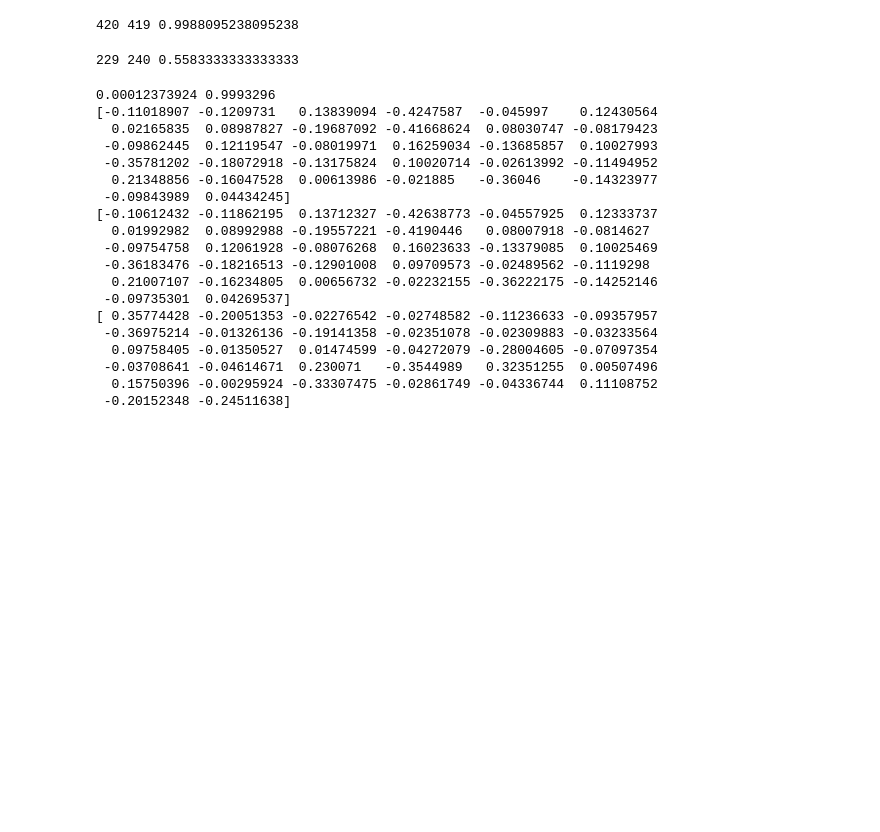
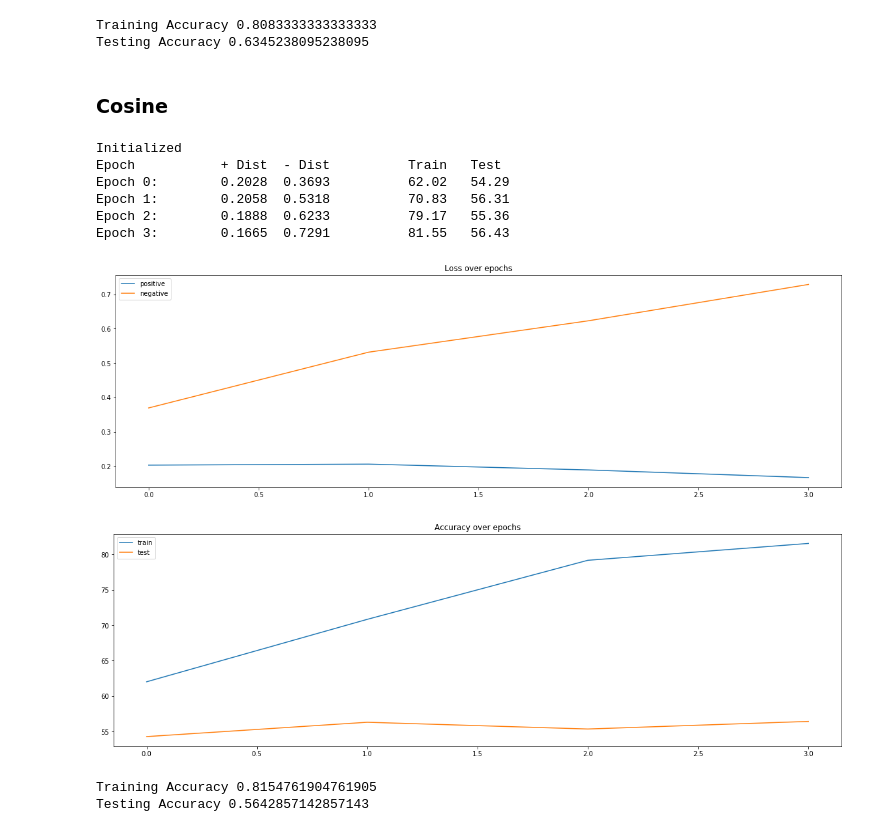
Before and after one commit to Dweepa/ItsAllInTheGenes, a Jupyter notebook: Trial_Siamese/trial2.ipynb, the cells around one changed output. Saved outputs shown, nothing was run; the diff lists cells and outputs as text; code cells hidden in the pictures; blank space fills up the shorter version.

Commit message:
Expanded on the siamese for testing

```diff
--- a/Trial_Siamese/trial2.ipynb
+++ b/Trial_Siamese/trial2.ipynb
@@ -137,0 +159,18 @@ here
+# %%
+def graph(p_loss, n_loss, train_acc_l=None, test_acc_l=None):
+    plt.figure(figsize=(20, 6))
+    plt.plot(np.arange(epochs), p_loss, label='positive')
+    plt.plot(np.arange(epochs), n_loss, label='negative')
+    plt.legend()
+    plt.title("Loss over epochs")
+    plt.show()
+
+    if train_acc_l!=None and test_acc_l!=None:
+        plt.figure(figsize=(20, 6))
+        plt.plot(np.arange(epochs), train_acc_l, label='train')
+        plt.plot(np.arange(epochs), test_acc_l, label='test')
+        plt.legend()
+        plt.title("Accuracy over epochs")
+        plt.show()
+# %%
+epochs = 4
@@ -138,36 +195,40 @@ here
 # %%
 p = np.sum(trained[0][2]<=0.5)
 n = np.sum(trained[0][3]>0.5)
-print(p, n, (p+n)/420/2)
+print("Training Accuracy", (p+n)/420/2)
+
+p = np.sum(pred[0][2]<=0.5)
+n = np.sum(pred[0][3]>0.5)
+print("Testing Accuracy", (p+n)/420/2)
 # %% [output]
-420 419 0.9988095238095238
+Training Accuracy 0.8083333333333333
+Testing Accuracy 0.6345238095238095
+# %% [markdown]
+### Cosine
+# %%
+s = siamese("cos", "net")
+# %%
+embeddings, trained, pred, p_loss, n_loss, train_acc_l, test_acc_l = run_network(s, epochs)
+# %% [output]
+Initialized
+Epoch           + Dist  - Dist          Train   Test
+Epoch 0:        0.2028  0.3693          62.02   54.29
+Epoch 1:        0.2058  0.5318          70.83   56.31
+Epoch 2:        0.1888  0.6233          79.17   55.36
+Epoch 3:        0.1665  0.7291          81.55   56.43
+# %%
+graph(p_loss, n_loss, train_acc_l, test_acc_l)
+# %% [output]
+[figure, added]
+[figure, added]
 # %%
+p = np.sum(trained[0][2]<=0.5)
+n = np.sum(trained[0][3]>0.5)
+print("Training Accuracy", (p+n)/420/2)
+
 p = np.sum(pred[0][2]<=0.5)
 n = np.sum(pred[0][3]>0.5)
-print(p, n, (p+n)/420/2)
+print("Testing Accuracy", (p+n)/420/2)
 # %% [output]
-229 240 0.5583333333333333
+Training Accuracy 0.8154761904761905
+Testing Accuracy 0.5642857142857143
-# %%
-x = 138
-print(trained[0][2][x], trained[0][3][x])
-print(embeddings[0][x], embeddings[1][x], embeddings[2][x], sep='\n')
-# %% [output]
-0.00012373924 0.9993296
-[-0.11018907 -0.1209731   0.13839094 -0.4247587  -0.045997    0.12430564
-  0.02165835  0.08987827 -0.19687092 -0.41668624  0.08030747 -0.08179423
- -0.09862445  0.12119547 -0.08019971  0.16259034 -0.13685857  0.10027993
- -0.35781202 -0.18072918 -0.13175824  0.10020714 -0.02613992 -0.11494952
-  0.21348856 -0.16047528  0.00613986 -0.021885   -0.36046    -0.14323977
- -0.09843989  0.04434245]
-[-0.10612432 -0.11862195  0.13712327 -0.42638773 -0.04557925  0.12333737
-  0.01992982  0.08992988 -0.19557221 -0.4190446   0.08007918 -0.0814627
- -0.09754758  0.12061928 -0.08076268  0.16023633 -0.13379085  0.10025469
- -0.36183476 -0.18216513 -0.12901008  0.09709573 -0.02489562 -0.1119298
-  0.21007107 -0.16234805  0.00656732 -0.02232155 -0.36222175 -0.14252146
- -0.09735301  0.04269537]
-[ 0.35774428 -0.20051353 -0.02276542 -0.02748582 -0.11236633 -0.09357957
- -0.36975214 -0.01326136 -0.19141358 -0.02351078 -0.02309883 -0.03233564
-  0.09758405 -0.01350527  0.01474599 -0.04272079 -0.28004605 -0.07097354
- -0.03708641 -0.04614671  0.230071   -0.3544989   0.32351255  0.00507496
-  0.15750396 -0.00295924 -0.33307475 -0.02861749 -0.04336744  0.11108752
- -0.20152348 -0.24511638]
```
Also changed, not shown: parts of 13 cells of this notebook.
